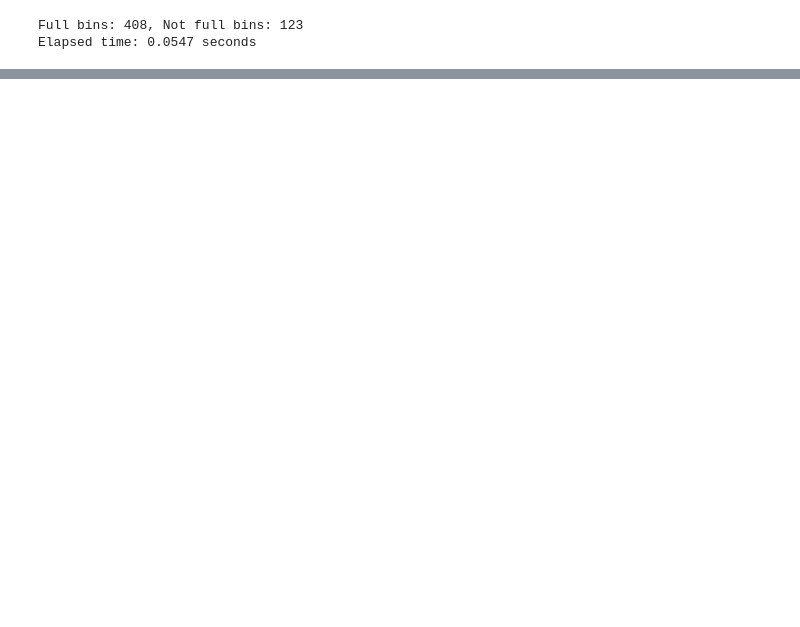
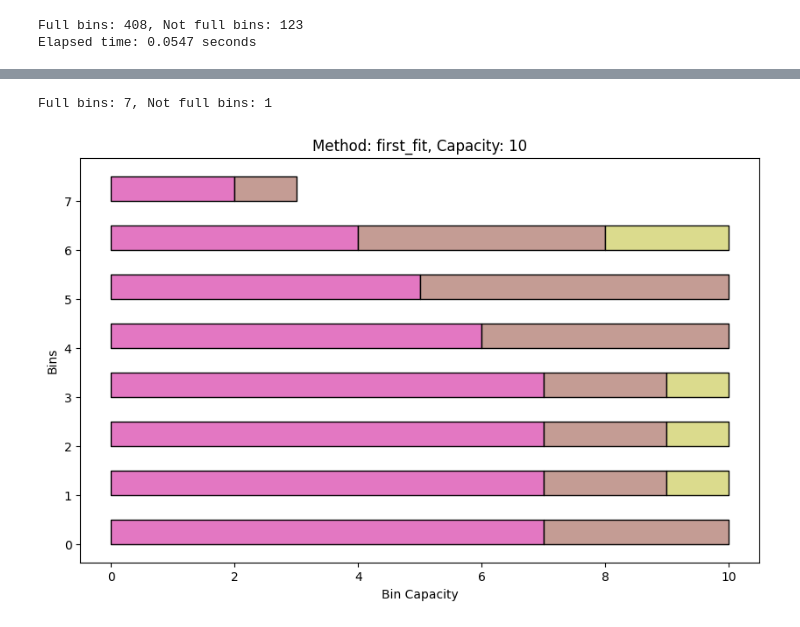
Before and after one commit to gmorlo/BinPackingProblem, a Jupyter notebook: src/visualization.ipynb, the cells around one changed output, grey strips where cells are left out. Cells and saved outputs as stored; diff of their text form; code cells hidden in the pictures; blank space fills up the shorter version.

```diff
--- a/src/visualization.ipynb
+++ b/src/visualization.ipynb
@@ -52,0 +103,5 @@ generate_large_json_file(
+# %%
+test_solver2("first_fit", bin_capacity, item_list, visualize=True)
+# %% [output]
+Full bins: 7, Not full bins: 1
+[figure, added]
```
Also changed, not shown: parts of 11 cells of this notebook.
